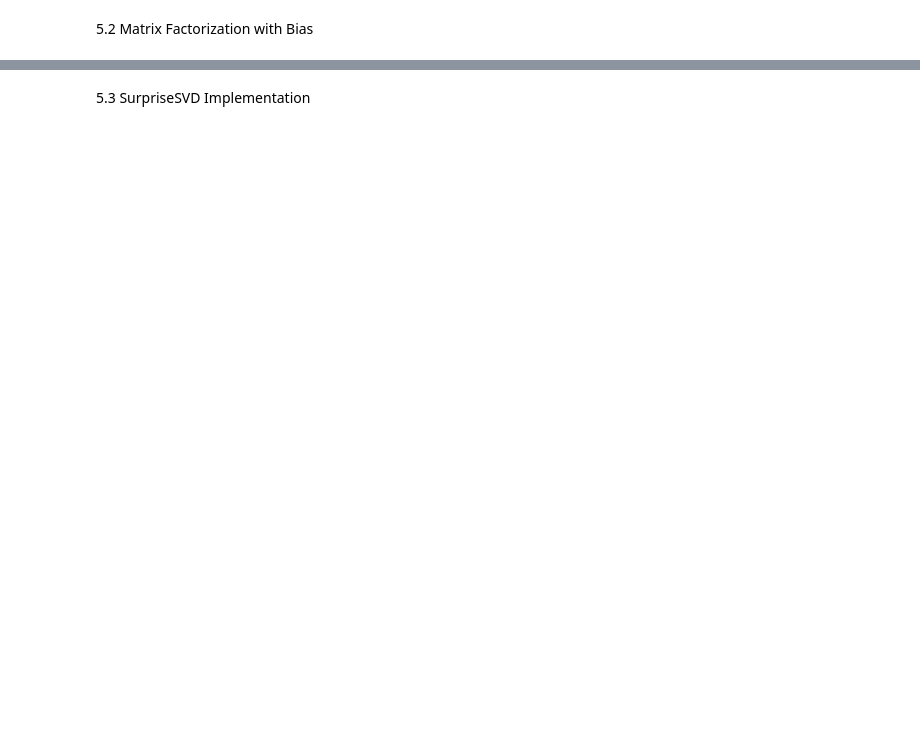
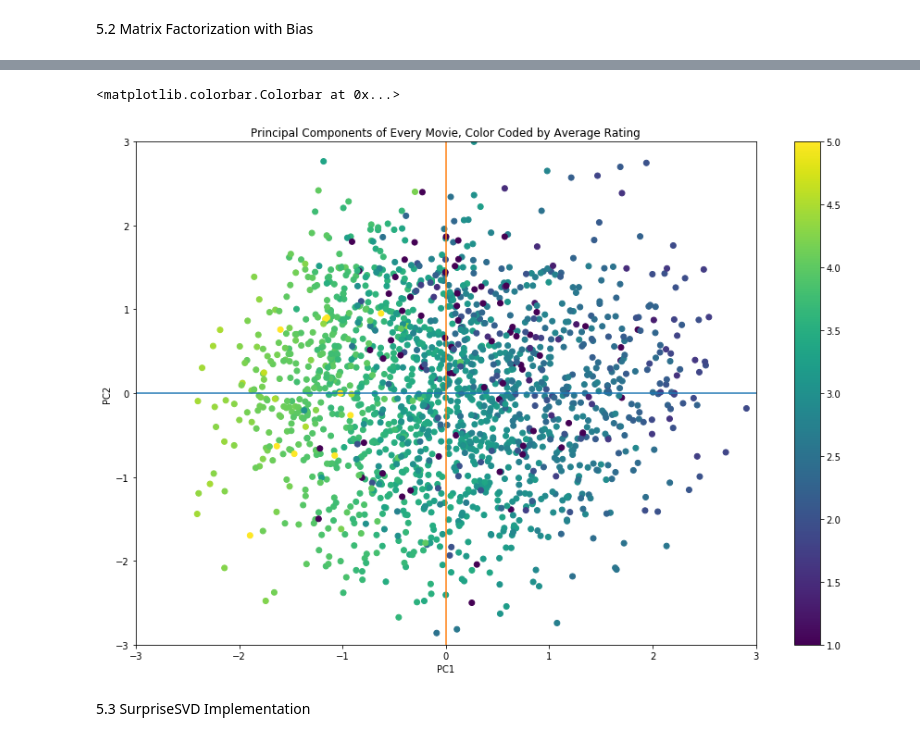
Before and after one commit to jenyu7/cs155-miniproject2, a Jupyter notebook: Visualizations.ipynb, the cells around one changed output, grey strips where cells are left out. Saved outputs shown, nothing was run; the diff lists cells and outputs as text; code cells hidden in the pictures; blank space fills up the shorter version.

```diff
--- a/Visualizations.ipynb
+++ b/Visualizations.ipynb
@@ -538,3 +538,17 @@ for idx,val in enumerate(genres):
+# %%
+plt.figure(figsize=(15,10))
+plt.scatter(V_[0], V_[1], c=avg_ratings)
+plt.title('Principal Components of Every Movie, Color Coded by Average Rating');
+plt.xlabel('PC1');
+plt.ylabel('PC2');
+plt.ylim([-3, 3])
+plt.xlim([-3, 3])
+plt.plot([-3, 3], [0, 0])
+plt.plot([0, 0], [-3, 3])
+plt.colorbar()
+# %% [output]
+<matplotlib.colorbar.Colorbar at 0x...>
+[figure, added]
 # %% [markdown]
 5.3 SurpriseSVD Implementation
 # %%
```
Also changed, not shown: parts of 15 cells of this notebook.
